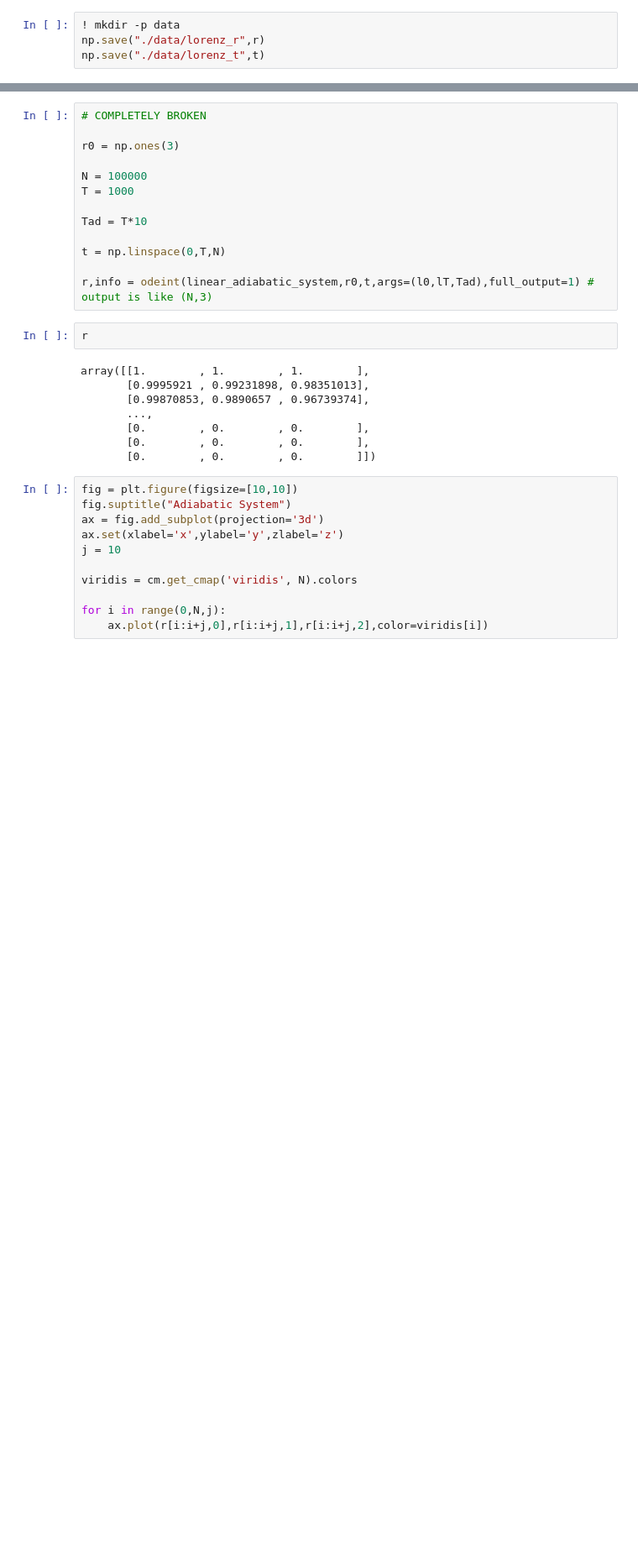
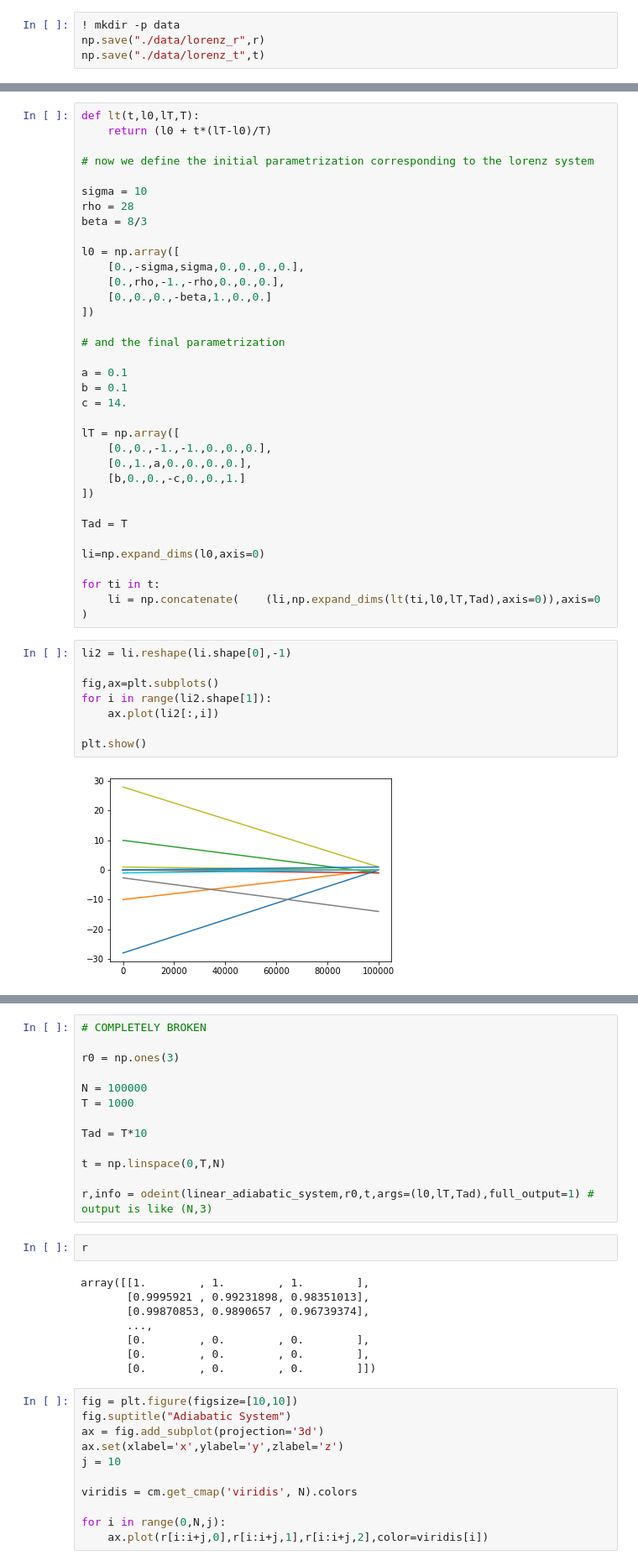
Before and after one commit to emersonvero/LoCP2, a Jupyter notebook: project/data_generation.ipynb, the cells around one changed output, grey strips where cells are left out. Shown at 84% size. Saved outputs shown, nothing was run; the diff lists cells and outputs as text; blank space fills up the shorter version.

```diff
--- a/project/data_generation.ipynb
+++ b/project/data_generation.ipynb
@@ -162,5 +161,49 @@ $$
 
 The goal is to later feed time windowed subsets of this system to the SINDy algorithm and evaluate the tradeoff on the uncertainty between a large and a small time window.
+# %%
+def lt(t,l0,lT,T):
+    return (l0 + t*(lT-l0)/T)
+
+# now we define the initial parametrization corresponding to the lorenz system
+
+sigma = 10
+rho = 28
+beta = 8/3
+
+l0 = np.array([
+    [0.,-sigma,sigma,0.,0.,0.,0.],
+    [0.,rho,-1.,-rho,0.,0.,0.],
+    [0.,0.,0.,-beta,1.,0.,0.]
+])
+
+# and the final parametrization
+
+a = 0.1
+b = 0.1
+c = 14.
+
+lT = np.array([
+    [0.,0.,-1.,-1.,0.,0.,0.],
+    [0.,1.,a,0.,0.,0.,0.],
+    [b,0.,0.,-c,0.,0.,1.]
+])
+
+Tad = T
+
+li=np.expand_dims(l0,axis=0)
+
+for ti in t:
+    li = np.concatenate(    (li,np.expand_dims(lt(ti,l0,lT,Tad),axis=0)),axis=0   )
+# %%
+li2 = li.reshape(li.shape[0],-1)
+
+fig,ax=plt.subplots()
+for i in range(li2.shape[1]):
+    ax.plot(li2[:,i])
+
+plt.show()
+# %% [output]
+[figure, added]
 # %%
 def linear_adiabatic_system(r,t,l0,lT,T):
     """
```
Also changed, not shown: parts of 2 cells of this notebook.
